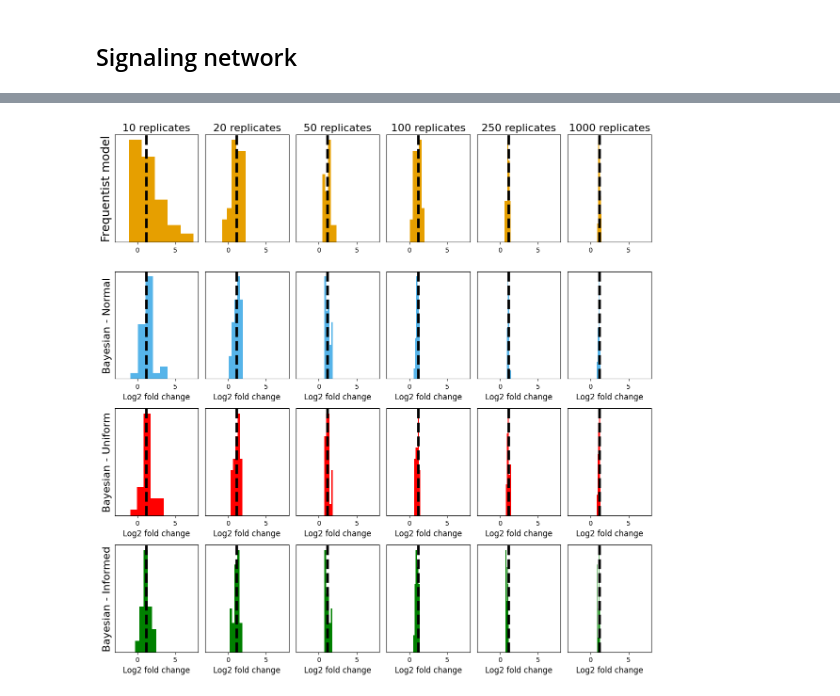
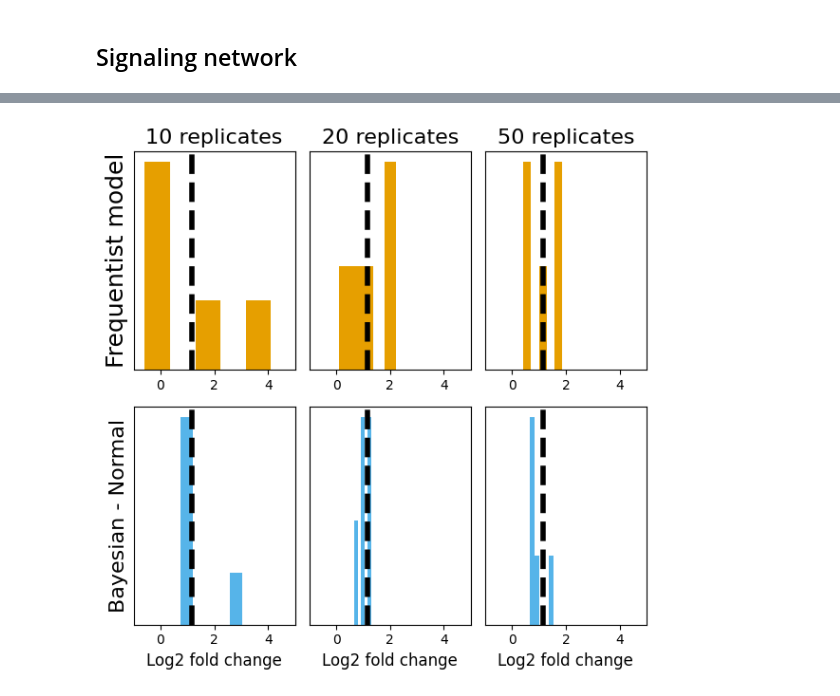
Before and after one commit to devonjkohler/Causomic, a Jupyter notebook: vignettes/methods_paper/Supplementary_analysis.ipynb, the cells around one changed output, grey strips where cells are left out. Cells and saved outputs as stored; diff of their text form; code cells hidden in the pictures.

```diff
--- a/vignettes/methods_paper/Supplementary_analysis.ipynb
+++ b/vignettes/methods_paper/Supplementary_analysis.ipynb
@@ -162,0 +220,6 @@ with open(f'data/signaling_network/igf_uniform_priors.pkl', 'rb') as f:
+# %%
+priors.loc[:, "Eliator_SE"] = (priors.loc[:, "Eliator"] - \
+                                   priors.loc[:, "Ground_truth"])**2
+priors.loc[:, "MScausality_SE"] = (priors.loc[:, "MScausality"] - \
+                                   priors.loc[:, "Ground_truth"])**2
+priors.groupby(["Replicates"])[["Eliator_SE", "MScausality_SE"]].mean()
@@ -162,0 +284,6 @@ with open(f'data/signaling_network/igf_uniform_priors.pkl', 'rb') as f:
+# %%
+priors.loc[:, "Eliator_SE"] = (priors.loc[:, "Eliator"] - \
+                                   priors.loc[:, "Ground_truth"])**2
+priors.loc[:, "MScausality_SE"] = (priors.loc[:, "MScausality"] - \
+                                   priors.loc[:, "Ground_truth"])**2
+priors.groupby(["Replicates"])[["Eliator_SE", "MScausality_SE"]].mean()
@@ -163,44 +310,47 @@ with open(f'data/signaling_network/igf_uniform_priors.pkl', 'rb') as f:
 # %%
-fig, ax = plt.subplots(4,6,figsize=(12,12))
+with open(f'data/signaling_network/igf_temp_results.pkl', 'rb') as f:
+    priors = pickle.load(f)
 
-for i in range(6):
+fig, ax = plt.subplots(2,3,figsize=(6,6))
 
-    key = [10, 20, 50, 100, 250, 1000][i]
+for i in range(3):
 
-    data = norm_priors[norm_priors["Replicates"] == key].reset_index(drop=True)
-    uni_data = uniform_priors[uniform_priors["Replicates"] == key].reset_index(drop=True)
-    inf_data = informed_priors[informed_priors["Replicates"] == key].reset_index(drop=True)
+    key = [10, 20, 50][i]
+
+    data = priors[priors["Replicates"] == key].reset_index(drop=True)
+    # uni_data = uniform_priors[uniform_priors["Replicates"] == key].reset_index(drop=True)
+    # inf_data = informed_priors[informed_priors["Replicates"] == key].reset_index(drop=True)
 
     ax[0, i].axvline(data.loc[0, "Ground_truth"],
                      color="black", linestyle="dashed", lw=4)
     ax[0, i].hist(data["Eliator"],
                   bins=5, color="#E69F00")
     ax[0, i].set_title(f"{key} replicates", size=16)
     ax[0, 0].set_ylabel("Frequentist model", size=18)
 
     ax[1, i].axvline(data.loc[0, "Ground_truth"],
                      color="black", linestyle="dashed", lw=4)
     ax[1, i].hist(data["MScausality"],
                   bins=5, color="#56B4E9")
     ax[1, 0].set_ylabel("Bayesian - Normal", size=16)
     ax[1, i].set_xlabel("Log2 fold change", size=12)
 
-    ax[2, i].axvline(uni_data.loc[0, "Ground_truth"],
-                     color="black", linestyle="dashed", lw=4)
-    ax[2, i].hist(uni_data["MScausality"],
-                  bins=5, color="red")
-    ax[2, 0].set_ylabel("Bayesian - Uniform", size=16)
-    ax[2, i].set_xlabel("Log2 fold change", size=12)
+    # ax[2, i].axvline(uni_data.loc[0, "Ground_truth"],
+    #                  color="black", linestyle="dashed", lw=4)
+    # ax[2, i].hist(uni_data["MScausality"],
+    #               bins=5, color="red")
+    # ax[2, 0].set_ylabel("Bayesian - Uniform", size=16)
+    # ax[2, i].set_xlabel("Log2 fold change", size=12)
 
-    ax[3, i].axvline(inf_data.loc[0, "Ground_truth"],
-                     color="black", linestyle="dashed", lw=4)
-    ax[3, i].hist(inf_data["MScausality"],
-                  bins=5, color="green")
-    ax[3, 0].set_ylabel("Bayesian - Informed", size=16)
-    ax[3, i].set_xlabel("Log2 fold change", size=12)
+    # ax[3, i].axvline(inf_data.loc[0, "Ground_truth"],
+    #                  color="black", linestyle="dashed", lw=4)
+    # ax[3, i].hist(inf_data["MScausality"],
+    #               bins=5, color="green")
+    # ax[3, 0].set_ylabel("Bayesian - Informed", size=16)
+    # ax[3, i].set_xlabel("Log2 fold change", size=12)
 
-plt.setp(ax, xlim=(-3,8), yticks=[])
+plt.setp(ax, xlim=(-1,5), yticks=[])
 # plt.setp(ax, xlim=(-1,2.5))
 plt.tight_layout()
 # %% [output]
-[figure, old version]
+[figure, new version]
```
Also changed, not shown: parts of 14 cells of this notebook, 17 other files.
